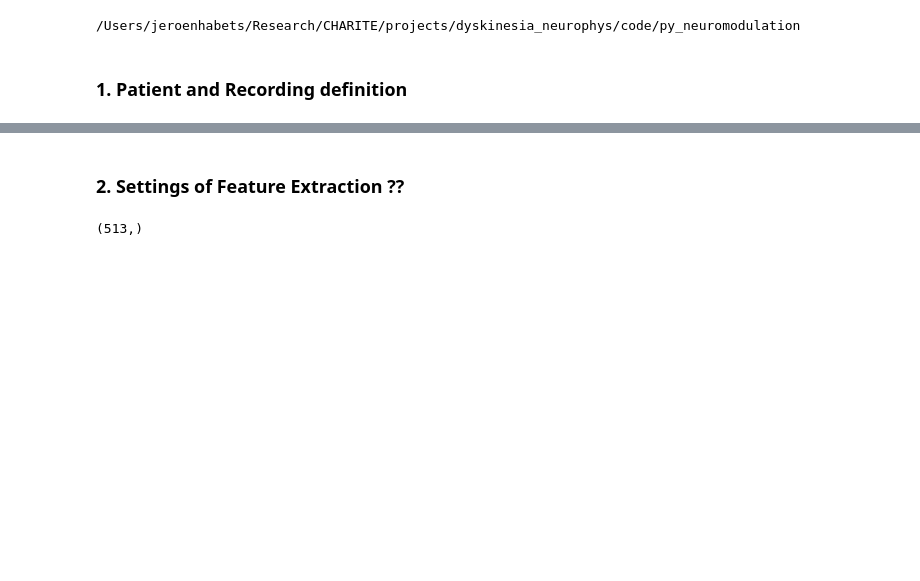
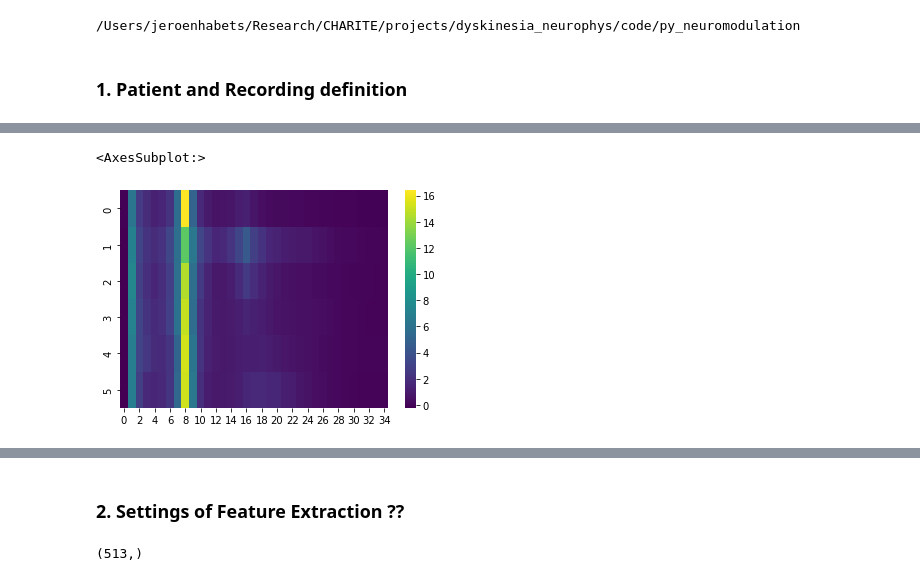
Before and after one commit to richardkoehler/py_neuromodulation, a Jupyter notebook: dyskinesia/dysk_feature_extraction.ipynb, the cells around one changed output, grey strips where cells are left out. Saved outputs shown, nothing was run; the diff lists cells and outputs as text; code cells hidden in the pictures; blank space fills up the shorter version.

```diff
--- a/dyskinesia/dysk_feature_extraction.ipynb
+++ b/dyskinesia/dysk_feature_extraction.ipynb
@@ -101,0 +177,6 @@ temp = np.load(os.path.join(
+# %%
+dat =  ch_means["ECOG"]
+for r in np.arange(dat.shape[0]):
+    m = np.mean(dat[r])
+    sd = np.std(dat[r])
+    dat[r] = (dat[r] - m) / sd
@@ -101,0 +204,6 @@ temp = np.load(os.path.join(
+# %%
+# ch means normalized
+sns.heatmap(dat[:, :35], cmap='viridis')
+# %% [output]
+<AxesSubplot:>
+[figure, added]
```
Also changed, not shown: parts of 16 cells of this notebook, 4 other files.
